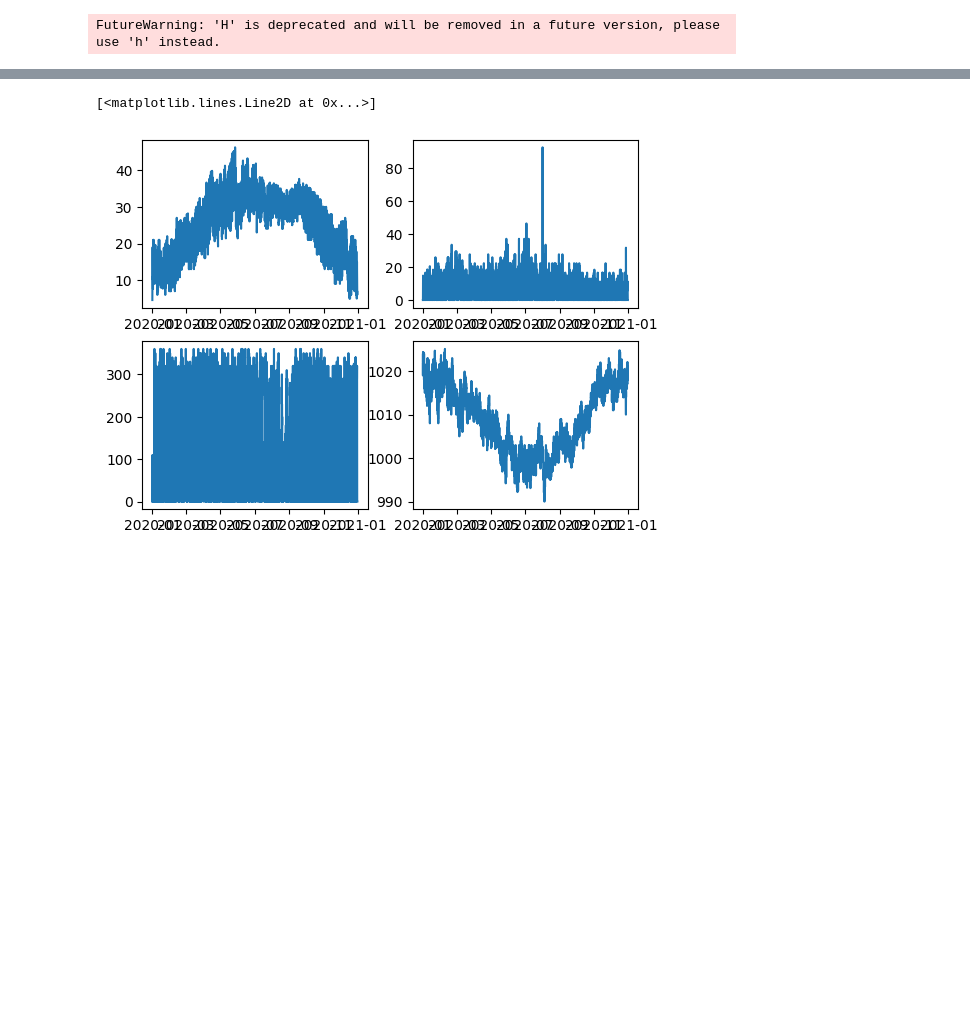
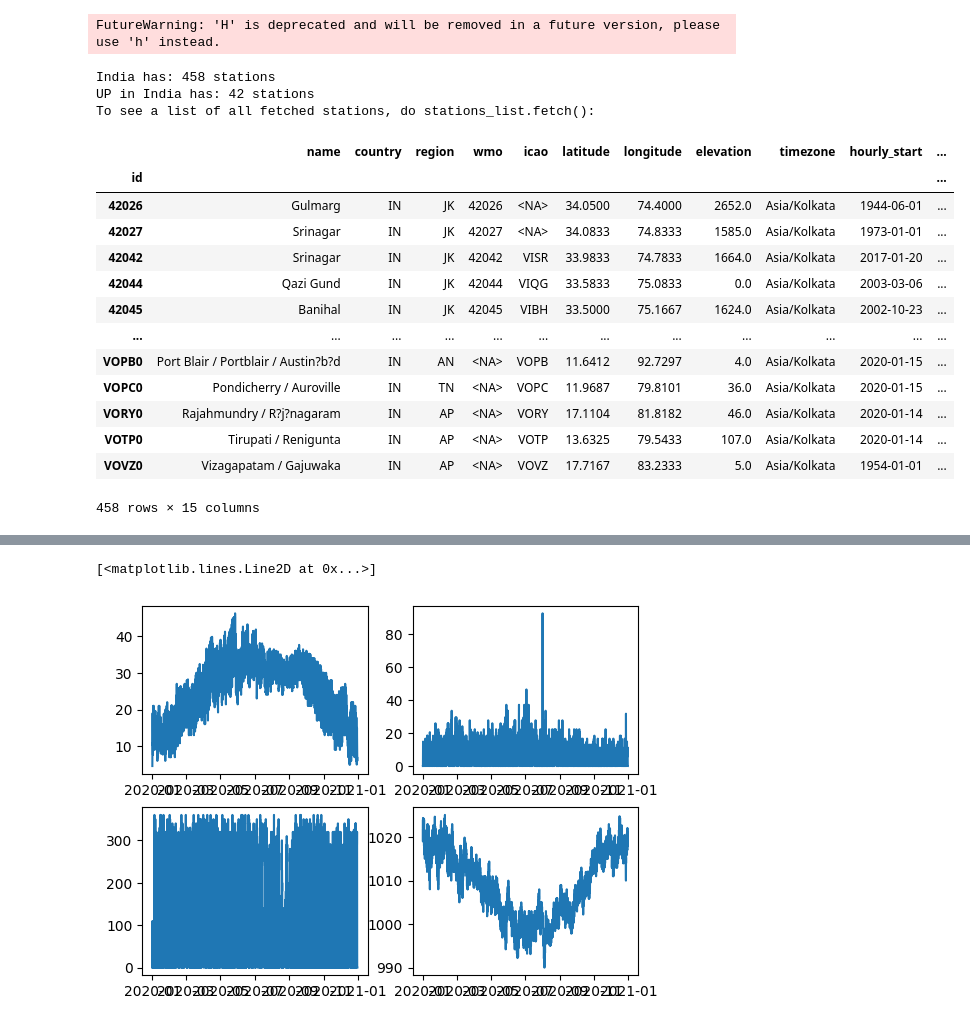
Before and after one commit to amangupta2/ai_weather, a Jupyter notebook: docs/source/wbx_quickstart.ipynb, the cells around one changed output, grey strips where cells are left out. Drawn from its saved outputs; the diff is of its cells as text; code cells hidden in the pictures; blank space fills up the shorter version.

```diff
--- a/docs/source/wbx_quickstart.ipynb
+++ b/docs/source/wbx_quickstart.ipynb
@@ -47,3 +56,35 @@ data=Hourly(delhi,start,end)
 data=data.fetch()
 # %% [output]
 FutureWarning: 'H' is deprecated and will be removed in a future version, please use 'h' instead.
+# %%
+# Getting all weather stations by country
+stations = Stations()
+stations_list = stations.region('IN')
+
+print(f'India has: {stations_list.count()} stations')
+
+stations_list = stations_list.region('IN','UP')
+print(f'UP in India has: {stations_list.count()} stations')
+
+print('To see a list of all fetched stations, do stations_list.fetch():')
+# %% [output]
+India has: 458 stations
+UP in India has: 42 stations
+To see a list of all fetched stations, do stations_list.fetch():
+# %%
+stations_list.fetch()
+# %% [output]
+|  | name | country | region | wmo | icao | latitude | longitude | elevation | timezone | hourly_start | ... |
+| id |  |  |  |  |  |  |  |  |  |  | ... |
+| 42026 | Gulmarg | IN | JK | 42026 | <NA> | 34.0500 | 74.4000 | 2652.0 | Asia/Kolkata | 1944-06-01 | ... |
+| 42027 | Srinagar | IN | JK | 42027 | <NA> | 34.0833 | 74.8333 | 1585.0 | Asia/Kolkata | 1973-01-01 | ... |
+| 42042 | Srinagar | IN | JK | 42042 | VISR | 33.9833 | 74.7833 | 1664.0 | Asia/Kolkata | 2017-01-20 | ... |
+| 42044 | Qazi Gund | IN | JK | 42044 | VIQG | 33.5833 | 75.0833 | 0.0 | Asia/Kolkata | 2003-03-06 | ... |
+| 42045 | Banihal | IN | JK | 42045 | VIBH | 33.5000 | 75.1667 | 1624.0 | Asia/Kolkata | 2002-10-23 | ... |
+| ... | ... | ... | ... | ... | ... | ... | ... | ... | ... | ... | ... |
+| VOPB0 | Port Blair / Portblair / Austin?b?d | IN | AN | <NA> | VOPB | 11.6412 | 92.7297 | 4.0 | Asia/Kolkata | 2020-01-15 | ... |
+| VOPC0 | Pondicherry / Auroville | IN | TN | <NA> | VOPC | 11.9687 | 79.8101 | 36.0 | Asia/Kolkata | 2020-01-15 | ... |
+| VORY0 | Rajahmundry / R?j?nagaram | IN | AP | <NA> | VORY | 17.1104 | 81.8182 | 46.0 | Asia/Kolkata | 2020-01-14 | ... |
+| VOTP0 | Tirupati / Renigunta | IN | AP | <NA> | VOTP | 13.6325 | 79.5433 | 107.0 | Asia/Kolkata | 2020-01-14 | ... |
+| VOVZ0 | Vizagapatam / Gajuwaka | IN | AP | <NA> | VOVZ | 17.7167 | 83.2333 | 5.0 | Asia/Kolkata | 1954-01-01 | ... |
+458 rows × 15 columns
```
Also changed, not shown: parts of 4 cells of this notebook.
